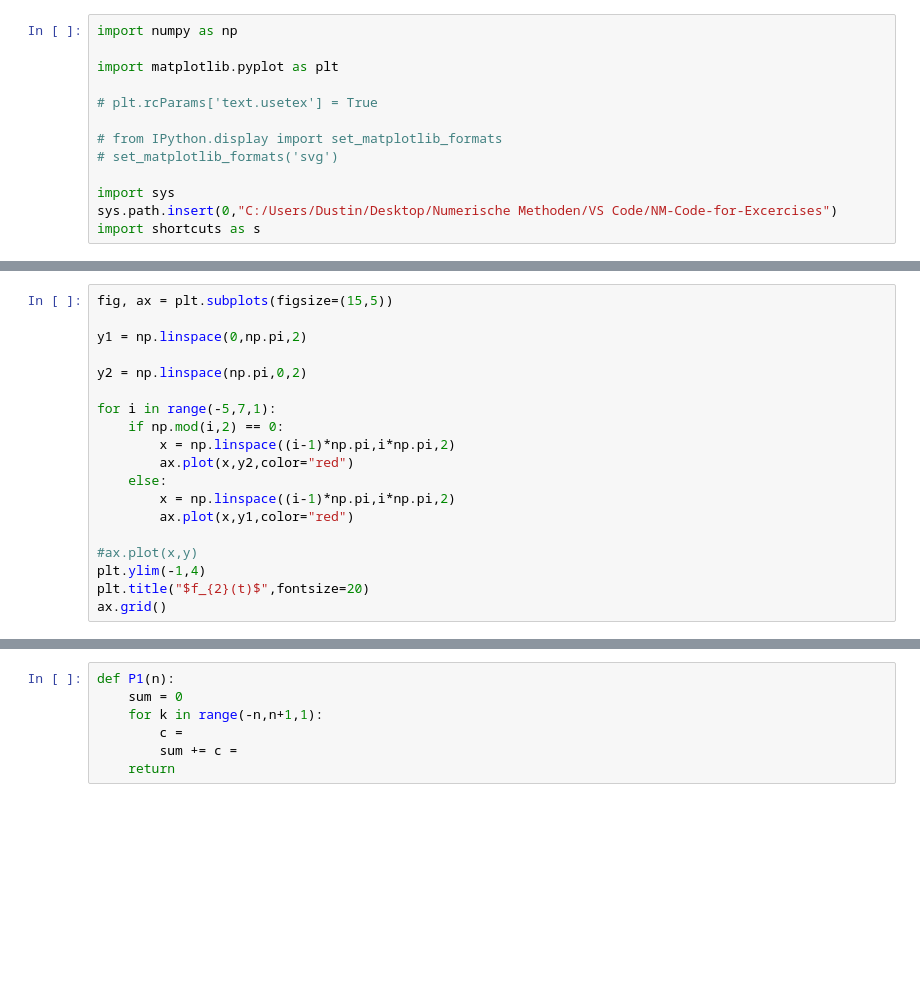
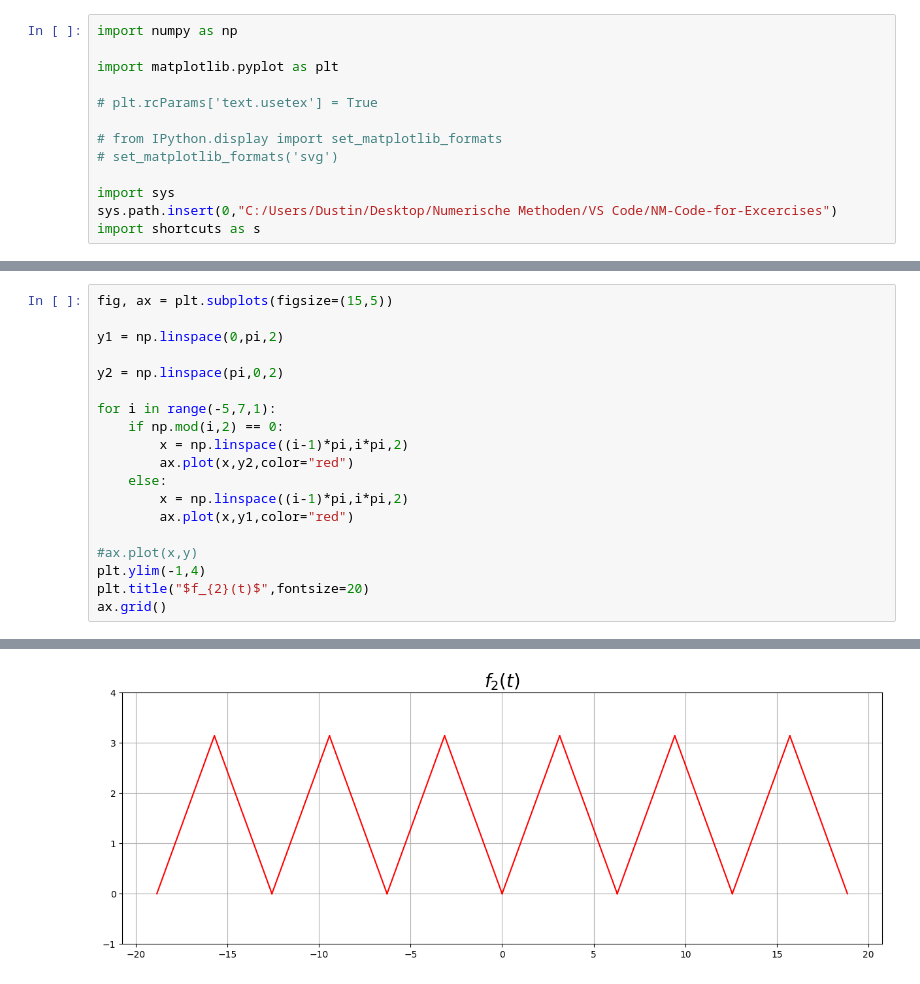
Before and after one commit to RicemanBoy/NM-Code-for-Excercises, a Jupyter notebook: Blatt 11/excercise2.ipynb, the cells around one changed output, grey strips where cells are left out. Drawn from its saved outputs; the diff is of its cells as text; blank space fills up the shorter version.

```diff
--- a/Blatt 11/excercise2.ipynb
+++ b/Blatt 11/excercise2.ipynb
@@ -33,16 +35,16 @@ ax.grid()
 # %%
 fig, ax = plt.subplots(figsize=(15,5))
 
-y1 = np.linspace(0,np.pi,2)
+y1 = np.linspace(0,pi,2)
 
-y2 = np.linspace(np.pi,0,2)
+y2 = np.linspace(pi,0,2)
 
 for i in range(-5,7,1):
     if np.mod(i,2) == 0:
-        x = np.linspace((i-1)*np.pi,i*np.pi,2)
+        x = np.linspace((i-1)*pi,i*pi,2)
         ax.plot(x,y2,color="red")
     else:
-        x = np.linspace((i-1)*np.pi,i*np.pi,2)
+        x = np.linspace((i-1)*pi,i*pi,2)
         ax.plot(x,y1,color="red")
 
 #ax.plot(x,y)
@@ -54,7 +55 @@ ax.grid()
+[figure, added]
-# %%
-def P1(n):
-    sum = 0
-    for k in range(-n,n+1,1):
-        c =
-        sum += c =
-    return
```
Also changed, not shown: parts of 5 cells of this notebook.
